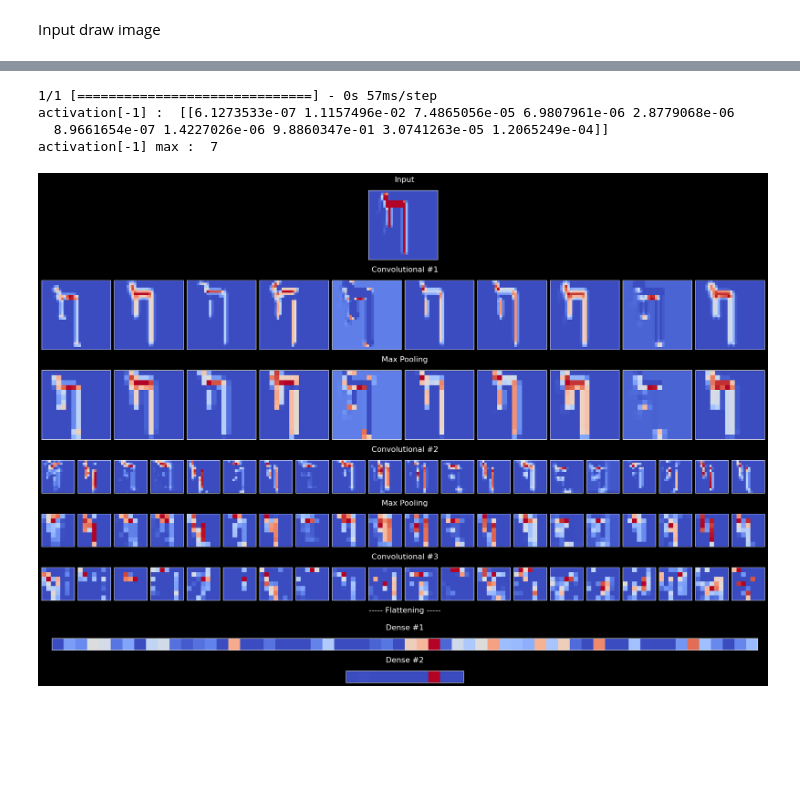
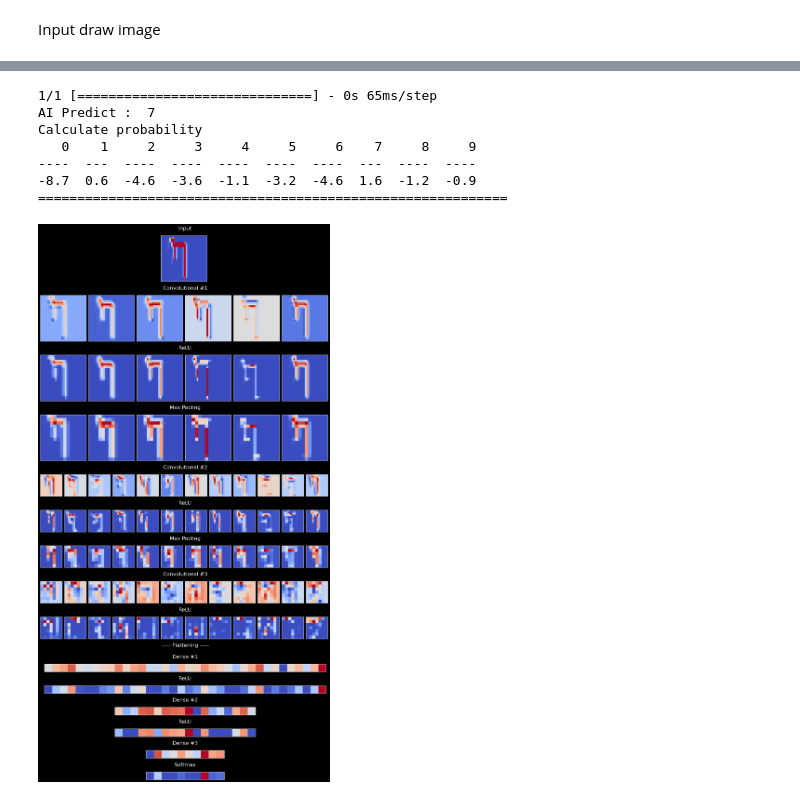
Before and after one commit to MinseokKim-KR/Dreamclass, a Jupyter notebook: MNIST_visual_official.ipynb, the cells around one changed output, grey strips where cells are left out. Drawn from its saved outputs; the diff is of its cells as text; code cells hidden in the pictures; blank space fills up the shorter version.

Commit message:
remove model1 & add show probability

```diff
--- a/MNIST_visual_official.ipynb
+++ b/MNIST_visual_official.ipynb
@@ -124,17 +127,0 @@ Note that the hyperparameters of this network was selected in a such way that th
-# %%
-model1 = models.Sequential()
-model1.add(layers.Lambda(lambda x: x, input_shape=(28, 28, 1), name="Input"))
-model1.add(layers.Conv2D(10, (3, 3), padding="same", activation="relu"))
-model1.add(layers.MaxPooling2D((2, 2)))
-model1.add(layers.Conv2D(20, (3, 3), padding="same", activation="relu"))
-model1.add(layers.MaxPooling2D((2, 2)))
-model1.add(layers.Conv2D(20, (3, 3), padding="same", activation="relu"))
-model1.add(layers.Flatten())
-model1.add(layers.Dense(60, activation="relu"))
-model1.add(layers.Dense(10, activation="softmax"))
-
-layer_names = ["Input",
-               "Convolutional #1", "Max Pooling",
-               "Convolutional #2", "Max Pooling",
-               "Convolutional #3", "----- Flattening -----",
-               "Dense #1", "Dense #2"]
@@ -186,8 +149,12 @@ def predict_save_image(image, model, filename=None):
     layer_activations = [layer.output for layer in model.layers]
     model_activations = models.Model(inputs=model.input, outputs=layer_activations)
     activations = model_activations.predict(image)
-    print("activation[-1] : ", activations[-1])
-    print("activation[-1] max : ", np.argmax(activations[-1]))
+    print("AI Predict : ", np.argmax(activations[-1]))
+    result = np.round(activations[-1],1)
+    Label = ['0','1','2','3','4','5','6','7','8','9']
+    print("Calculate probability")
+    print(tabulate(result, headers=Label))
+    print("="*60)
     fig = plt.figure(figsize=(10, 10))
     cmap = "coolwarm"
     last_height = 0
@@ -226,13 +193,16 @@ def predict_save_image(image, model, filename=None):
     plt.clf()
     plt.close()
 # %%
-predict_save_image(np.array([dim_img]), model1)
+predict_save_image(np.array([dim_img]), model0)
 # %% [output]
-1/1 [==============================] - 0s 57ms/step
-activation[-1] :  [[6.1273533e-07 1.1157496e-02 7.4865056e-05 6.9807961e-06 2.8779068e-06
-  8.9661654e-07 1.4227026e-06 9.8860347e-01 3.0741263e-05 1.2065249e-04]]
-activation[-1] max :  7
+1/1 [==============================] - 0s 65ms/step
+AI Predict :  7
+Calculate probability
+   0    1     2     3     4     5     6    7     8     9
+----  ---  ----  ----  ----  ----  ----  ---  ----  ----
+-8.7  0.6  -4.6  -3.6  -1.1  -3.2  -4.6  1.6  -1.2  -0.9
+============================================================
-[figure, old version]
+[figure, new version]
 # %%
 그림판 image 설정하는 방법
 https://www.freecodecamp.org/news/how-to-resize-an-image-without-losing-quality/
```
Also changed, not shown: parts of 7 cells of this notebook.
